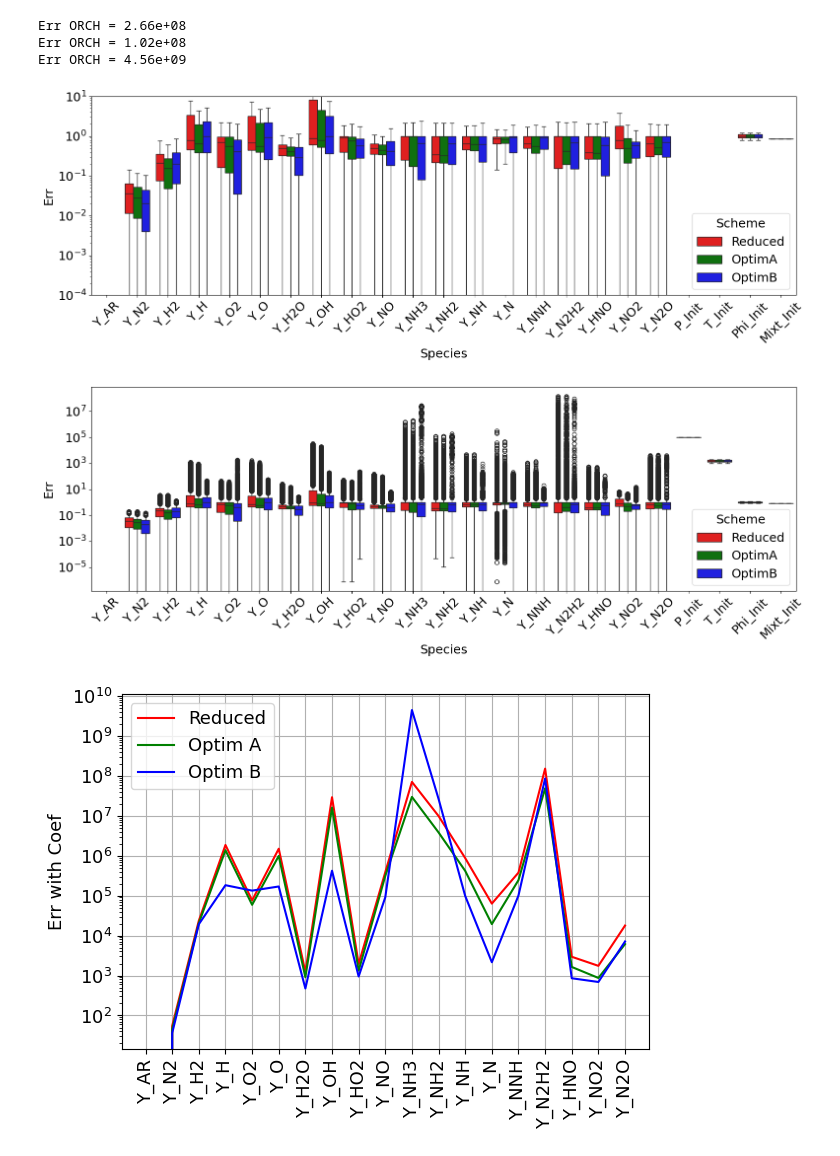
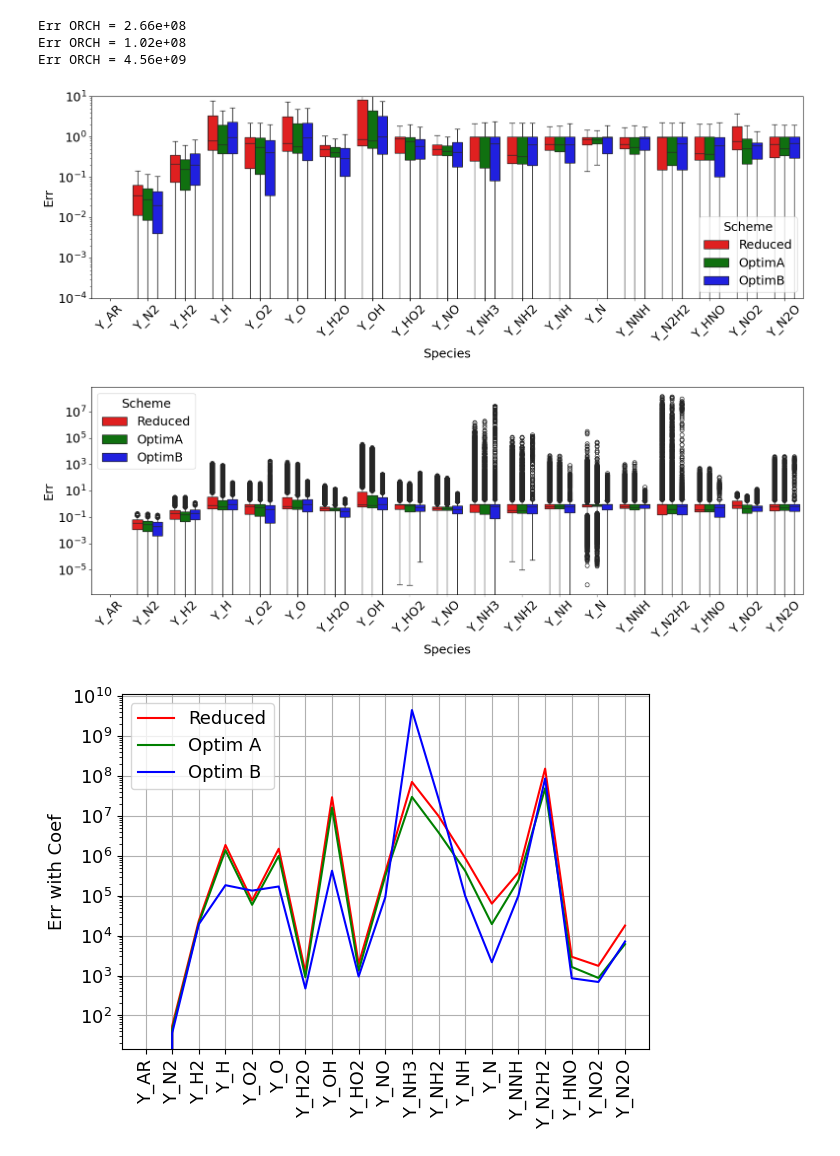
Before and after one commit to MartinMNKG/Automated_Reduced, a Jupyter notebook: notebook/Visu_ORCH.ipynb, the cells around one changed output. Drawn from its saved outputs; the diff is of its cells as text; code cells hidden in the pictures.

Commit message:
[*] Clean plot

```diff
--- a/notebook/Visu_ORCH.ipynb
+++ b/notebook/Visu_ORCH.ipynb
@@ -37,31 +37,31 @@ Err ORCH = 2.66e+08
 Err ORCH = 1.02e+08
 Err ORCH = 4.56e+09
 # %%
-df_reduced = Err_Reduced_Species.melt(var_name="Species", value_name="Err")
+df_reduced = Err_Reduced_Species[species].melt(var_name="Species", value_name="Err")
 df_reduced["Scheme"] = "Reduced"
 
-df_optimA = Err_OptimA_Species.melt(var_name="Species", value_name="Err")
+df_optimA = Err_OptimA_Species[species].melt(var_name="Species", value_name="Err")
 df_optimA["Scheme"] = "OptimA"
 
-df_optimB = Err_OptimB_Species.melt(var_name="Species", value_name="Err")
+df_optimB = Err_OptimB_Species[species].melt(var_name="Species", value_name="Err")
 df_optimB["Scheme"] = "OptimB"
 
 # Fusionner les deux
 df_all = pd.concat([df_reduced, df_optimA,df_optimB], ignore_index=True)
 
 palette = {"Reduced": "red", "OptimA": "green","OptimB" : "blue"}
 
 # Tracer
 plt.figure(figsize=(16, 6))
 plt.rcParams.update({'font.size': 18})
 sns.boxplot(data=df_all, x="Species", y="Err", hue="Scheme",  palette=palette,showfliers=False)
 plt.yscale("log")
 plt.ylim([1e-4, 1e1])
 plt.xticks(rotation=45)
 plt.tight_layout()
 plt.savefig("ORCH_Err.png")
 # %% [output]
-[figure, old version]
+[figure, new version]
 # %%
 # Tracer
 plt.figure(figsize=(16, 6))
@@ -73,7 +73,7 @@ plt.xticks(rotation=45)
 plt.tight_layout()
 plt.savefig("ORCH_Err_showfliers.png")
 # %% [output]
-[figure, old version]
+[figure, new version]
 # %%
 plt.rcParams.update({'font.size': 13})
 plt.plot(species, Err_Reduced_Species_Coef, "r-", label="Reduced")
```
